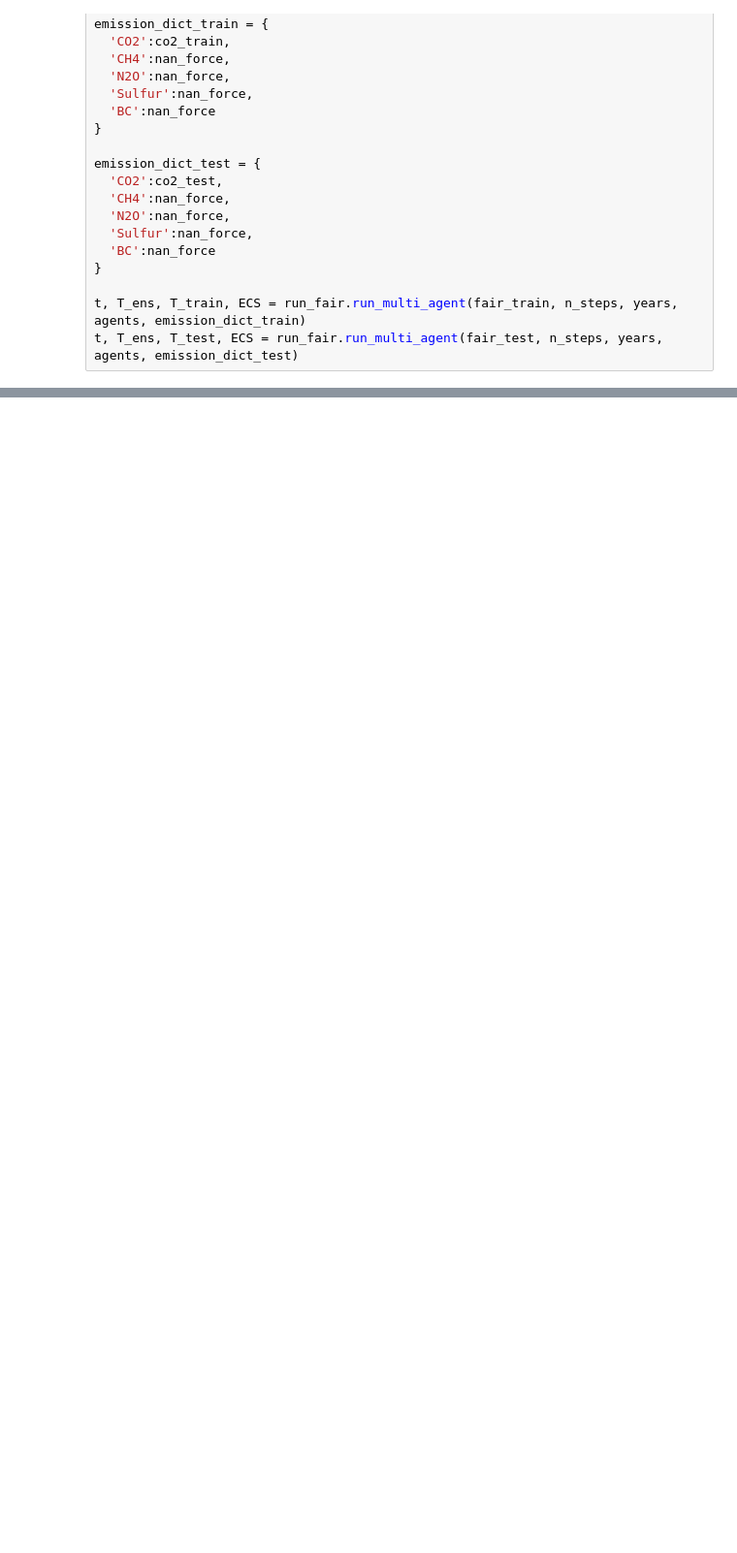
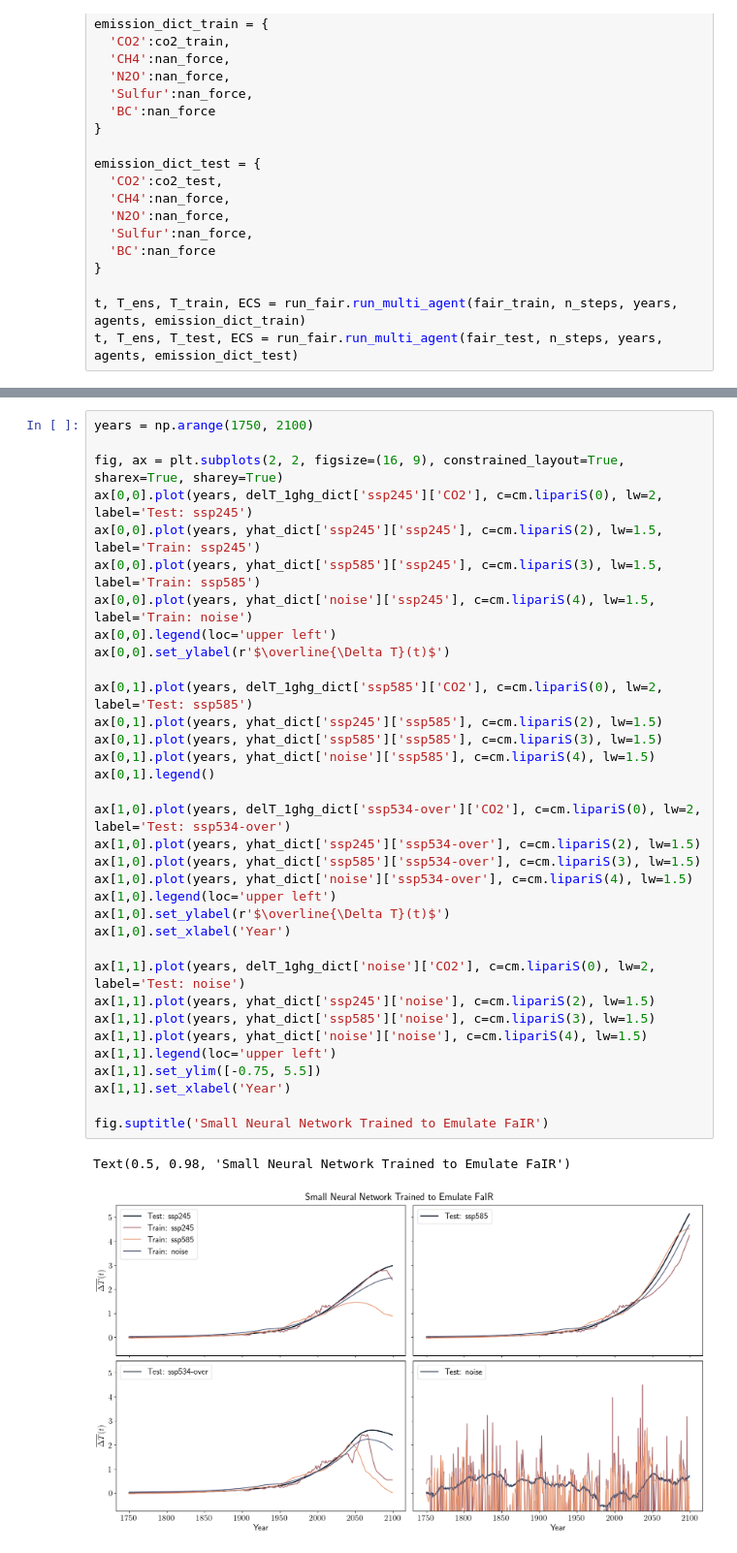
Before and after one commit to cbwomack/Emulator_Training_Data, a Jupyter notebook: MLP.ipynb, the cells around one changed output, grey strips where cells are left out. Shown: that part at 97% size. Drawn from its saved outputs; the diff is of its cells as text; blank space fills up the shorter version.

```diff
--- a/MLP.ipynb
+++ b/MLP.ipynb
@@ -115 +255,38 @@ RMSE: 0.14681038100233706
+# %%
+years = np.arange(1750, 2100)
+
+fig, ax = plt.subplots(2, 2, figsize=(16, 9), constrained_layout=True, sharex=True, sharey=True)
+ax[0,0].plot(years, delT_1ghg_dict['ssp245']['CO2'], c=cm.lipariS(0), lw=2, label='Test: ssp245')
+ax[0,0].plot(years, yhat_dict['ssp245']['ssp245'], c=cm.lipariS(2), lw=1.5, label='Train: ssp245')
+ax[0,0].plot(years, yhat_dict['ssp585']['ssp245'], c=cm.lipariS(3), lw=1.5, label='Train: ssp585')
+ax[0,0].plot(years, yhat_dict['noise']['ssp245'], c=cm.lipariS(4), lw=1.5, label='Train: noise')
+ax[0,0].legend(loc='upper left')
+ax[0,0].set_ylabel(r'$\overline{\Delta T}(t)$')
+
+ax[0,1].plot(years, delT_1ghg_dict['ssp585']['CO2'], c=cm.lipariS(0), lw=2, label='Test: ssp585')
+ax[0,1].plot(years, yhat_dict['ssp245']['ssp585'], c=cm.lipariS(2), lw=1.5)
+ax[0,1].plot(years, yhat_dict['ssp585']['ssp585'], c=cm.lipariS(3), lw=1.5)
+ax[0,1].plot(years, yhat_dict['noise']['ssp585'], c=cm.lipariS(4), lw=1.5)
+ax[0,1].legend()
+
+ax[1,0].plot(years, delT_1ghg_dict['ssp534-over']['CO2'], c=cm.lipariS(0), lw=2, label='Test: ssp534-over')
+ax[1,0].plot(years, yhat_dict['ssp245']['ssp534-over'], c=cm.lipariS(2), lw=1.5)
+ax[1,0].plot(years, yhat_dict['ssp585']['ssp534-over'], c=cm.lipariS(3), lw=1.5)
+ax[1,0].plot(years, yhat_dict['noise']['ssp534-over'], c=cm.lipariS(4), lw=1.5)
+ax[1,0].legend(loc='upper left')
+ax[1,0].set_ylabel(r'$\overline{\Delta T}(t)$')
+ax[1,0].set_xlabel('Year')
+
+ax[1,1].plot(years, delT_1ghg_dict['noise']['CO2'], c=cm.lipariS(0), lw=2, label='Test: noise')
+ax[1,1].plot(years, yhat_dict['ssp245']['noise'], c=cm.lipariS(2), lw=1.5)
+ax[1,1].plot(years, yhat_dict['ssp585']['noise'], c=cm.lipariS(3), lw=1.5)
+ax[1,1].plot(years, yhat_dict['noise']['noise'], c=cm.lipariS(4), lw=1.5)
+ax[1,1].legend(loc='upper left')
+ax[1,1].set_ylim([-0.75, 5.5])
+ax[1,1].set_xlabel('Year')
+
+fig.suptitle('Small Neural Network Trained to Emulate FaIR')
+# %% [output]
+Text(0.5, 0.98, 'Small Neural Network Trained to Emulate FaIR')
+[figure, added]
 # %%
```
Also changed, not shown: parts of 17 cells of this notebook, 25 other files.
